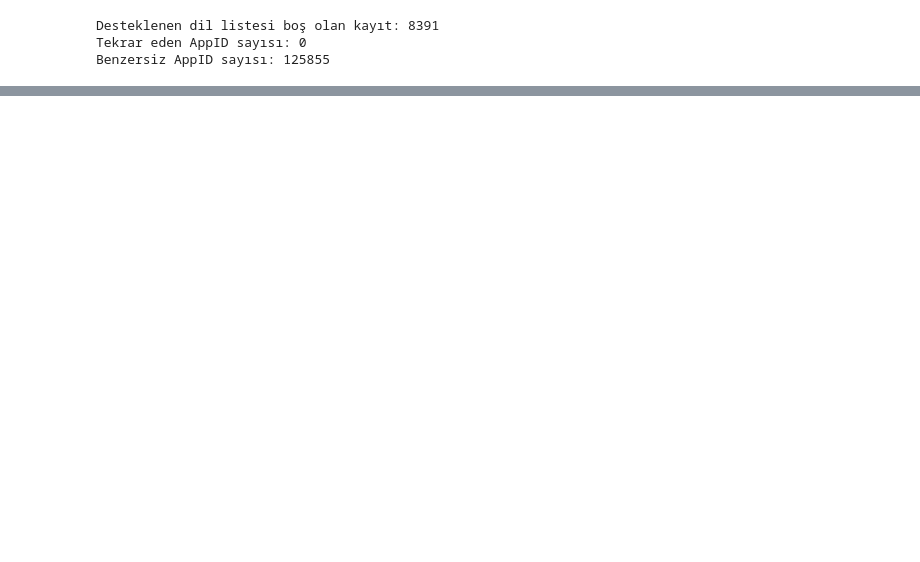
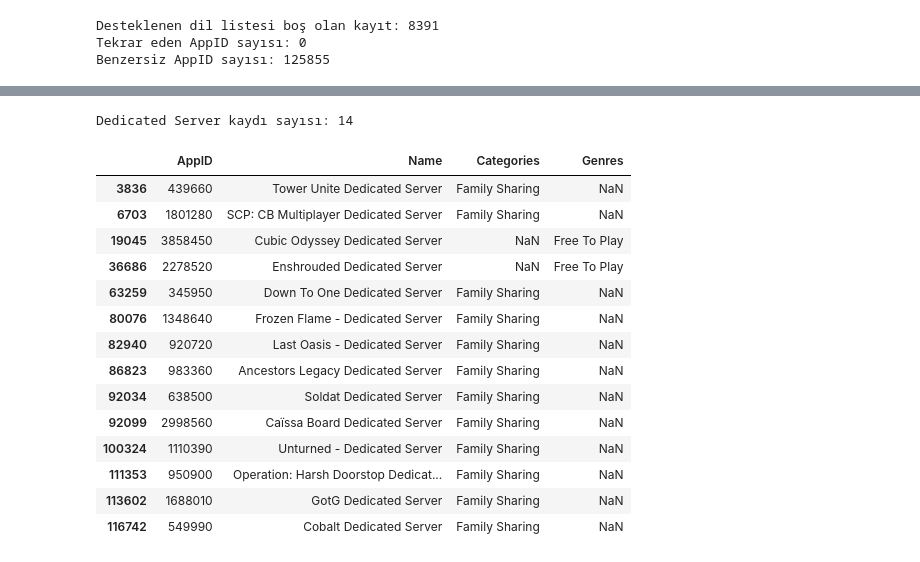
Before and after one commit to lzuzi/steam-game-recommender, a Jupyter notebook: notebooks/01_veri_inceleme.ipynb, the cells around one changed output, grey strips where cells are left out. Drawn from its saved outputs; the diff is of its cells as text; code cells hidden in the pictures; blank space fills up the shorter version.

```diff
--- a/notebooks/01_veri_inceleme.ipynb
+++ b/notebooks/01_veri_inceleme.ipynb
@@ -359,0 +610,44 @@ kaydın tamamı benzersiz bir oyun kimliğine sahiptir.
+# %%
+sunucu_kontrol = pd.read_csv(
+    dosya_yolu,
+    skiprows=1,
+    names=sutunlar,
+    usecols=[
+        "AppID",
+        "Name",
+        "Genres",
+        "Categories"
+    ]
+)
+
+dedicated_server_kayitlari = sunucu_kontrol[
+    sunucu_kontrol["Name"].str.contains(
+        "Dedicated Server",
+        case=False,
+        na=False
+    )
+]
+
+print(
+    "Dedicated Server kaydı sayısı:",
+    len(dedicated_server_kayitlari)
+)
+
+dedicated_server_kayitlari.head(30)
+# %% [output]
+Dedicated Server kaydı sayısı: 14
+|  | AppID | Name | Categories | Genres |
+| 3836 | 439660 | Tower Unite Dedicated Server | Family Sharing | NaN |
+| 6703 | 1801280 | SCP: CB Multiplayer Dedicated Server | Family Sharing | NaN |
+| 19045 | 3858450 | Cubic Odyssey Dedicated Server | NaN | Free To Play |
+| 36686 | 2278520 | Enshrouded Dedicated Server | NaN | Free To Play |
+| 63259 | 345950 | Down To One Dedicated Server | Family Sharing | NaN |
+| 80076 | 1348640 | Frozen Flame - Dedicated Server | Family Sharing | NaN |
+| 82940 | 920720 | Last Oasis - Dedicated Server | Family Sharing | NaN |
+| 86823 | 983360 | Ancestors Legacy Dedicated Server | Family Sharing | NaN |
+| 92034 | 638500 | Soldat Dedicated Server | Family Sharing | NaN |
+| 92099 | 2998560 | Caïssa Board Dedicated Server | Family Sharing | NaN |
+| 100324 | 1110390 | Unturned - Dedicated Server | Family Sharing | NaN |
+| 111353 | 950900 | Operation: Harsh Doorstop Dedicat... | Family Sharing | NaN |
+| 113602 | 1688010 | GotG Dedicated Server | Family Sharing | NaN |
+| 116742 | 549990 | Cobalt Dedicated Server | Family Sharing | NaN |
```
Also changed, not shown: parts of 24 cells of this notebook.
